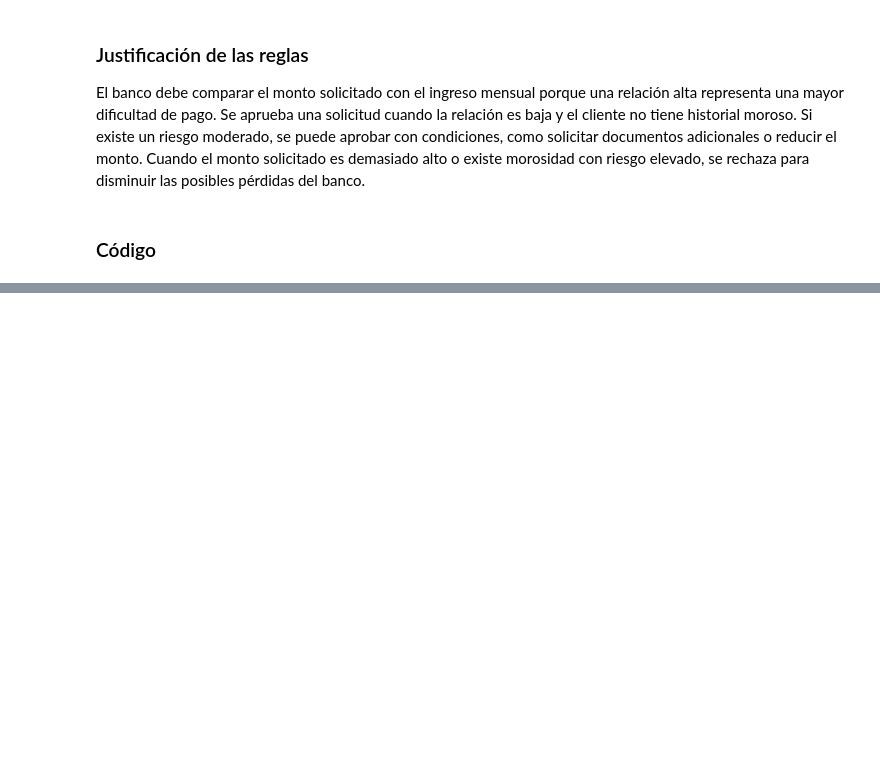
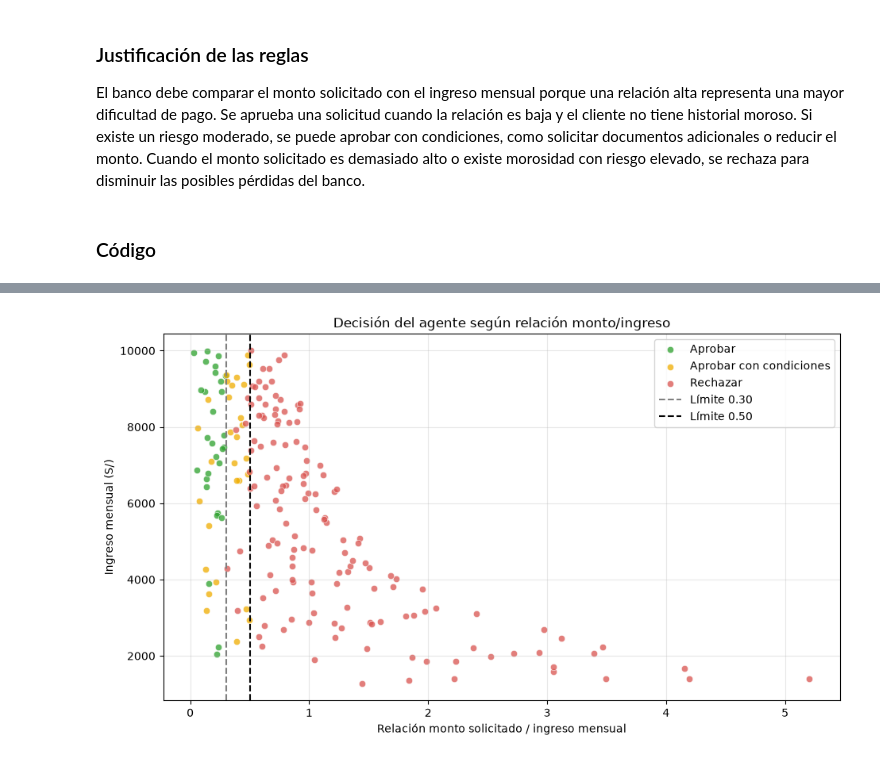
Before and after one commit to JOSECHOCCE/IS484-Practica001-Viernes-Chocce-Yaranga, a Jupyter notebook: Ejercicio1_Credito_Chocce.ipynb, the cells around one changed output, grey strips where cells are left out. Drawn from its saved outputs; the diff is of its cells as text; code cells hidden in the pictures; blank space fills up the shorter version.

Commit message:
Agregar pruebas y visualizacion de credito

```diff
--- a/Ejercicio1_Credito_Chocce.ipynb
+++ b/Ejercicio1_Credito_Chocce.ipynb
@@ -40,0 +86,58 @@ def agente_credito(ingreso_mensual, monto_solicitado, tiene_historial_moroso):
+# %%
+import numpy as np
+import matplotlib.pyplot as plt
+
+np.random.seed(42)
+
+n = 200
+
+ingresos = np.random.randint(1200, 10001, n)
+montos = np.random.randint(300, 8001, n)
+historiales_morosos = np.random.choice(
+    [True, False],
+    n,
+    p=[0.30, 0.70]
+)
+
+relaciones = montos / ingresos
+decisiones = []
+
+for ingreso, monto, moroso in zip(ingresos, montos, historiales_morosos):
+    accion, motivo = agente_credito(ingreso, monto, moroso)
+    decisiones.append(accion)
+
+colores = {
+    "aprobar": "#2ca02c",
+    "aprobar con condiciones": "#f0ad00",
+    "rechazar": "#d9534f"
+}
+
+plt.figure(figsize=(11, 6))
+
+for decision, color in colores.items():
+    indices = [
+        i for i, accion in enumerate(decisiones)
+        if accion == decision
+    ]
+
+    plt.scatter(
+        relaciones[indices],
+        ingresos[indices],
+        c=color,
+        label=decision.capitalize(),
+        alpha=0.75,
+        edgecolors="white",
+        linewidths=0.5
+    )
+
+plt.axvline(0.30, color="gray", linestyle="--", label="Límite 0.30")
+plt.axvline(0.50, color="black", linestyle="--", label="Límite 0.50")
+
+plt.title("Decisión del agente según relación monto/ingreso")
+plt.xlabel("Relación monto solicitado / ingreso mensual")
+plt.ylabel("Ingreso mensual (S/)")
+plt.grid(True, alpha=0.3)
+plt.legend()
+plt.show()
+# %% [output]
+[figure, added]
```
Also changed, not shown: parts of 3 cells of this notebook.
